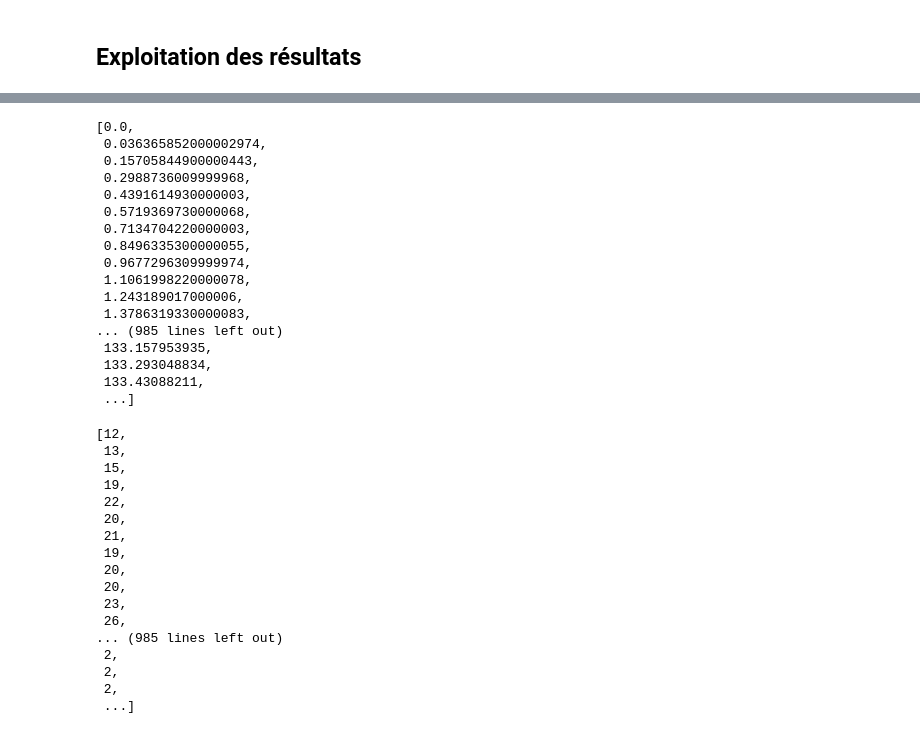
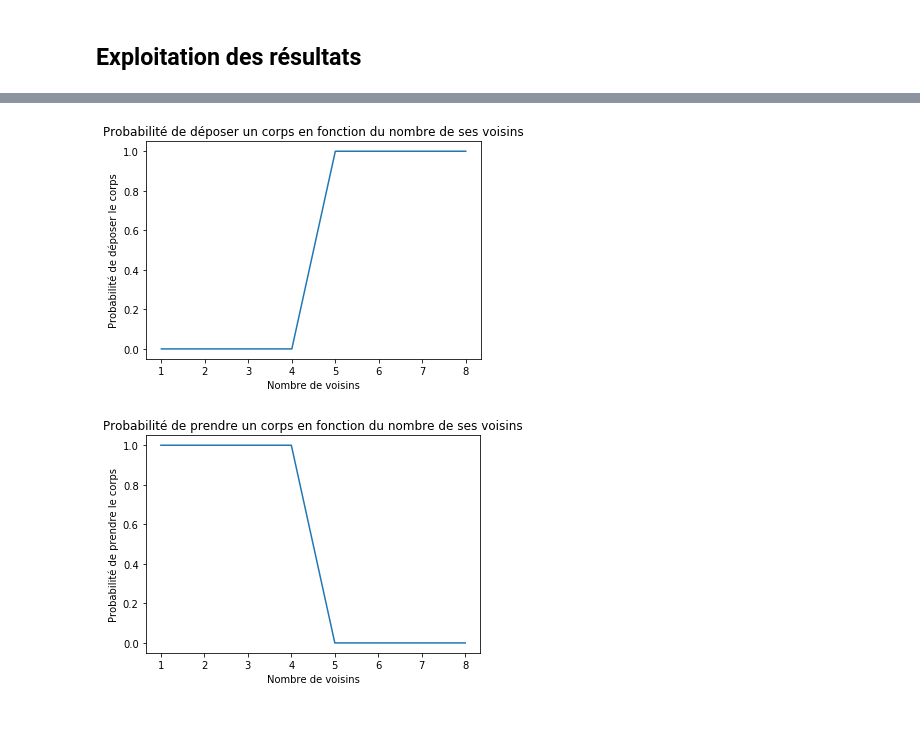
Before and after one commit to are-ants-corpse-clustering/NOTEBOOK, a Jupyter notebook: ANT CLUSTERING ARE.ipynb, the cells around one changed output, grey strips where cells are left out. Saved outputs shown, nothing was run; the diff lists cells and outputs as text; code cells hidden in the pictures.

Commit message:
Ajout des graphiques de probabilité et de formation de tas

```diff
--- a/ANT CLUSTERING ARE.ipynb
+++ b/ANT CLUSTERING ARE.ipynb
@@ -710,40 +686,38 @@ plot_tas()
-# %%
-liste_temps
-# %% [output]
-[0.0,
- 0.036365852000002974,
- 0.15705844900000443,
- 0.2988736009999968,
- 0.4391614930000003,
- 0.5719369730000068,
- 0.7134704220000003,
- 0.8496335300000055,
- 0.9677296309999974,
- 1.1061998220000078,
- 1.243189017000006,
- 1.3786319330000083,
-... (985 lines left out)
- 133.157953935,
- 133.293048834,
- 133.43088211,
- ...]
-# %%
-liste_tas
-# %% [output]
-[12,
- 13,
- 15,
- 19,
- 22,
- 20,
- 21,
- 19,
- 20,
- 20,
- 23,
- 26,
-... (985 lines left out)
- 2,
- 2,
- 2,
- ...]
+# %%
+def plot_probabilite_prendre():
+    x = [1,2,3,4,5,6,7,8]
+    y=[]
+    for i in range (1,9):
+        if (i<=k1):
+            y.append(1)
+        else :
+            y.append(0)
+
+    plt.xlabel("Nombre de voisins")
+    plt.ylabel("Probabilité de prendre le corps")
+    plt.plot(x, y)
+    plt.title("Probabilité de prendre un corps en fonction du nombre de ses voisins")
+
+    plt.show()
+
+def plot_probabilite_depot():
+    x = [1,2,3,4,5,6,7,8]
+    y=[]
+    for i in range (1,9):
+        if (i>k2):
+            y.append(1)
+        else :
+            y.append(0)
+
+    plt.xlabel("Nombre de voisins")
+    plt.ylabel("Probabilité de déposer le corps")
+    plt.plot(x, y)
+    plt.title("Probabilité de déposer un corps en fonction du nombre de ses voisins")
+
+    plt.show()
+
+plot_probabilite_depot()
+plot_probabilite_prendre()
+# %% [output]
+[figure, added]
+[figure, added]
```
Also changed, not shown: parts of 9 cells of this notebook.
